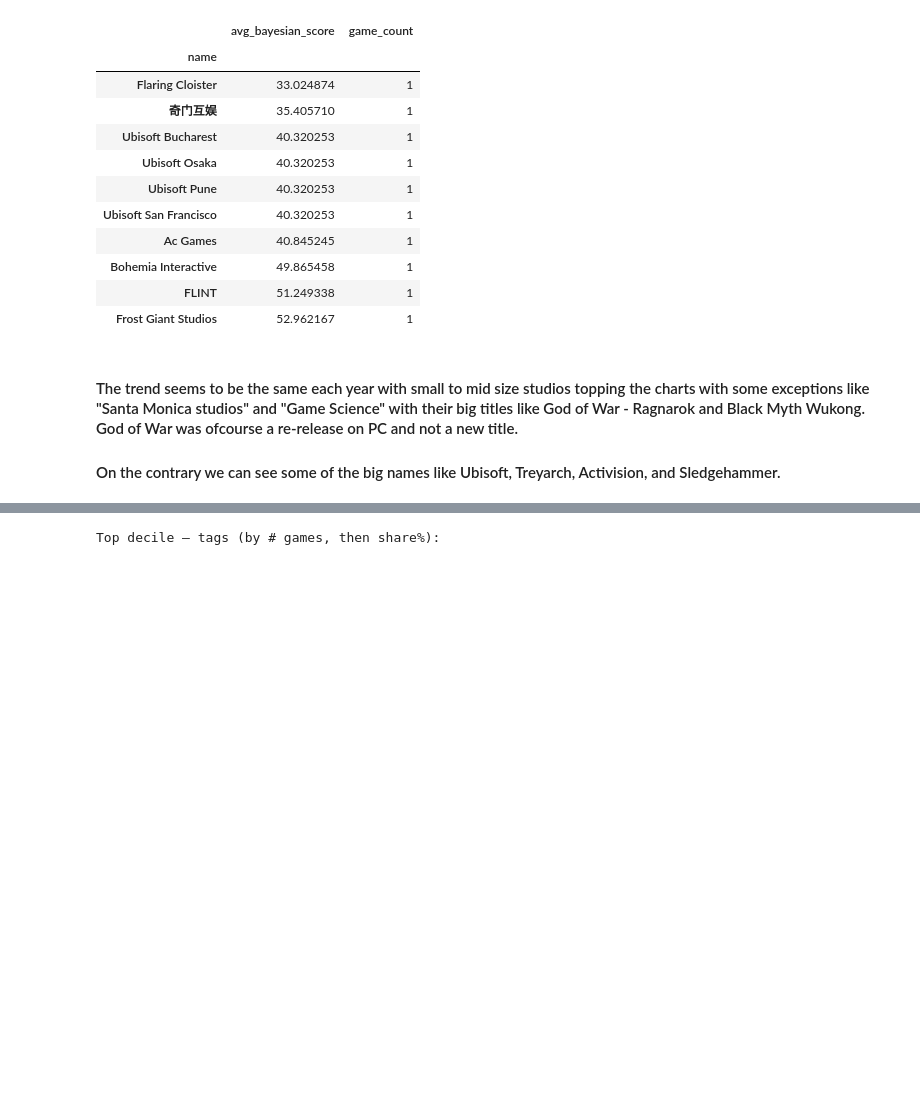
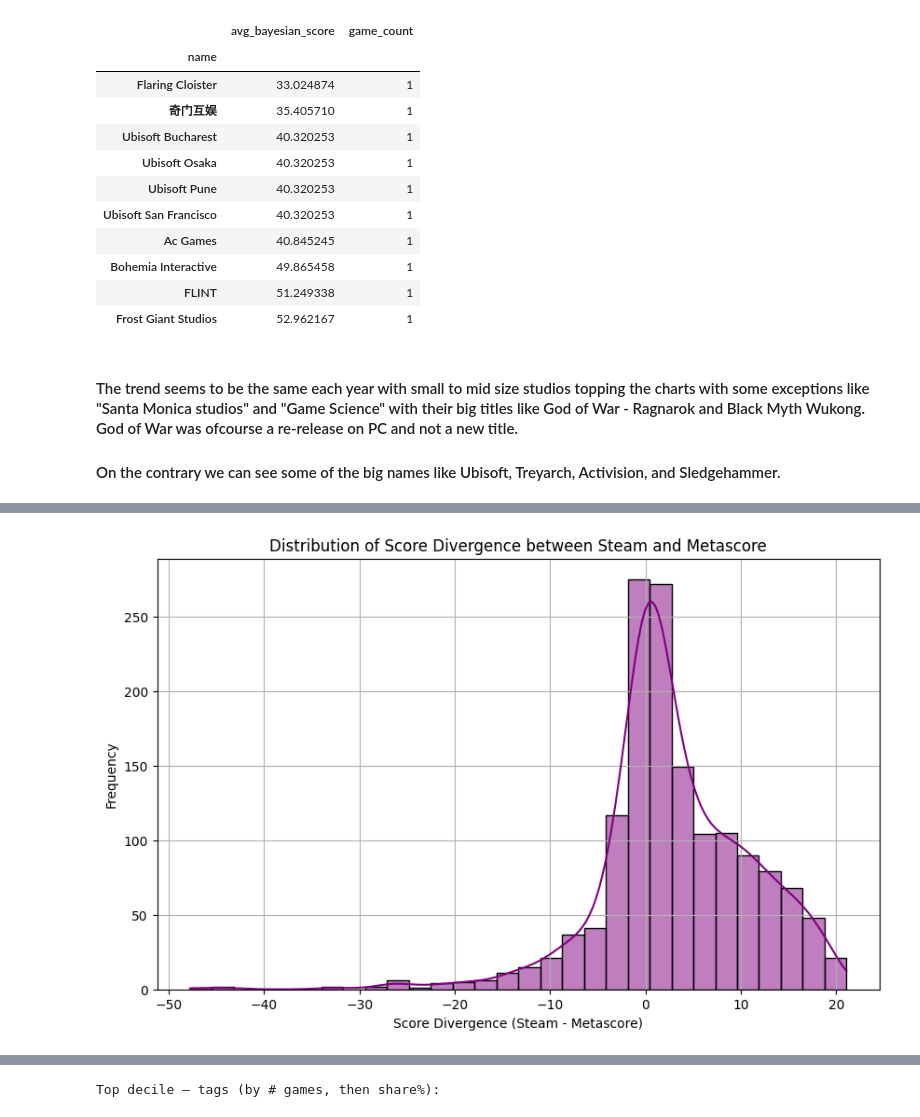
Before and after one commit to faraz1272/steam-discount-forecast, a Jupyter notebook: notebooks/EDA_Experimentation.ipynb, the cells around one changed output, grey strips where cells are left out. Saved outputs shown, nothing was run; the diff lists cells and outputs as text; code cells hidden in the pictures; blank space fills up the shorter version.

```diff
--- a/notebooks/EDA_Experimentation.ipynb
+++ b/notebooks/EDA_Experimentation.ipynb
@@ -708,0 +709,17 @@ bottom_developers_2024
+# %%
+q_diverge = f"""
+            SELECT g.itad_id, g.title, r.source, r.score, r.count
+            FROM games g
+            JOIN reviews r ON g.itad_id = r.itad_id
+            WHERE r.source = 'Steam' OR r.source = 'Metascore' AND r.score IS NOT NULL;
+            """
+game_reviews_qd = pd.read_sql(q_diverge, con)
+game_reviews_qd['bayesian_avg_score'] = game_reviews_qd.apply(bayesian_average_rating, axis=1, global_avg=global_avg_score)
+
+game_reviews_qd_steam = game_reviews_qd[game_reviews_qd['source'] == 'Steam']
+game_reviews_qd_metascore = game_reviews_qd[game_reviews_qd['source'] == 'Metascore']
+
+merged_reviews = game_reviews_qd_steam.merge(game_reviews_qd_metascore, on='itad_id', suffixes=('_steam', '_metascore'))
+merged_reviews['score_divergence'] = merged_reviews['bayesian_avg_score_steam'] - merged_reviews['bayesian_avg_score_metascore']
+merged_reviews = merged_reviews[['itad_id', 'title_steam', 'bayesian_avg_score_steam', 'bayesian_avg_score_metascore', 'score_divergence']]
+merged_reviews
@@ -708,0 +740,11 @@ bottom_developers_2024
+# %%
+# distribution of score divergence
+plt.figure(figsize=(10, 6))
+sns.histplot(merged_reviews['score_divergence'], bins=30, kde=True, color='purple')
+plt.title('Distribution of Score Divergence between Steam and Metascore')
+plt.xlabel('Score Divergence (Steam - Metascore)')
+plt.ylabel('Frequency')
+plt.grid()
+plt.show()
+# %% [output]
+[figure, added]
```
Also changed, not shown: parts of 25 cells of this notebook, 1 other file.
